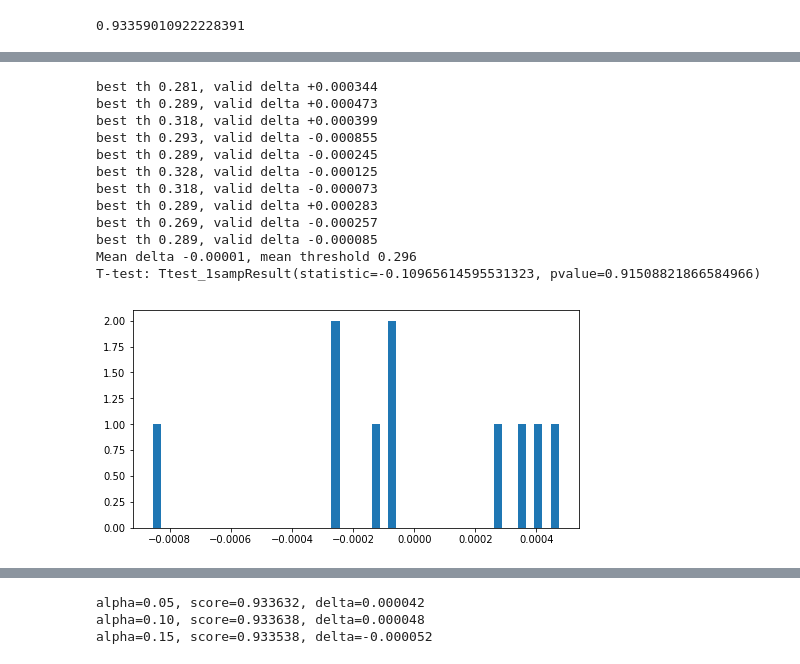
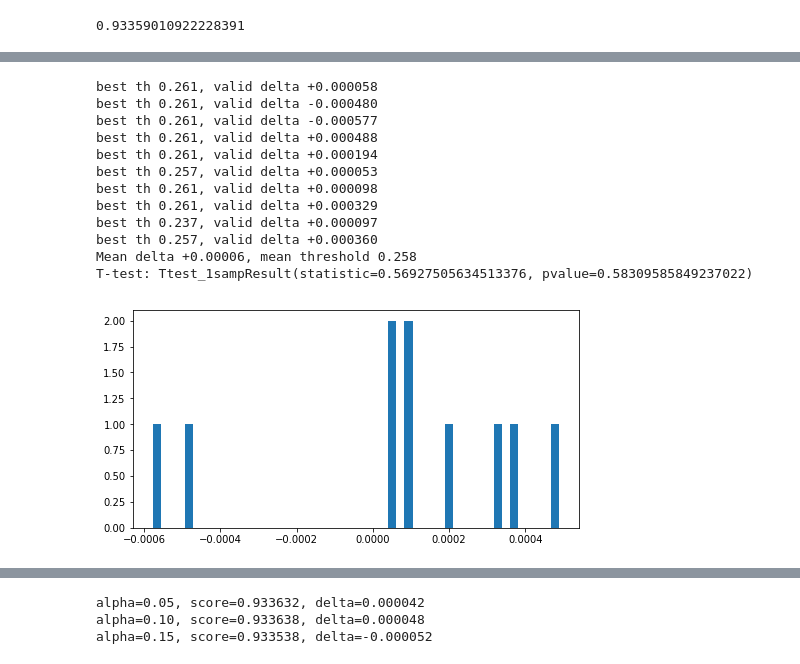
Before and after one commit to lopuhin/kaggle-amazon-2017, a Jupyter notebook: notebooks/heuristics.ipynb, the cells around one changed output, grey strips where cells are left out. Cells and saved outputs as stored; diff of their text form; code cells hidden in the pictures.

Commit message:
update submission notebook (incl. erroneus test merge)

```diff
--- a/notebooks/heuristics.ipynb
+++ b/notebooks/heuristics.ipynb
@@ -32,0 +82,5 @@ valid_pred[:3]
+# %%
+valid_pred_6 = pd.read_hdf('../../_data/20170720-232049-b7-albu-0.93374-eval.h5').loc[train_flat.index]
+valid_pred_6 = valid_pred_6.loc[train_flat.index]
+test_pred_6 = pd.read_hdf('../../_data/20170720-232049-b7-albu-0.93374-test.h5').loc[sample_submission.index]
+valid_pred_6[:3]
@@ -52,0 +160,5 @@ original_score
+# %%
+for th in np.linspace(0.15, 0.35, 20):
+    score = f2_score(train_flat, valid_pred_6 > th)
+    if score > original_score:
+        print('{:.4f} {:.7f}'.format(th, score - original_score))
@@ -53,5 +178,5 @@ original_score
 # %%
-for th in np.linspace(0.15, 0.35, 100):
+for th in np.linspace(0.15, 0.35, 20):
     score = f2_score(train_flat, valid_pred > th)
     if score > original_score:
         print('{:.4f} {:.7f}'.format(th, score - original_score))
@@ -58,36 +197,36 @@ for th in np.linspace(0.15, 0.35, 100):
 # %%
 deltas = []
 thresholds = []
-for train_ids, valid_ids in KFold(n_splits=10, shuffle=True).split(valid_pred.index):
+for train_ids, valid_ids in KFold(n_splits=10, shuffle=True).split(valid_pred_6.index):
     best_score = 0
     best_th = 0.2
     for th in np.linspace(0.15, 0.35, 100):
-        score = f2_score(train_flat.iloc[train_ids], valid_pred.iloc[train_ids] > th)
+        score = f2_score(train_flat.iloc[train_ids], valid_pred_6.iloc[train_ids] > th)
         if score > best_score:
             best_score = score
             best_th = th
-    delta = (f2_score(train_flat.iloc[valid_ids], valid_pred.iloc[valid_ids] > best_th) -
-             f2_score(train_flat.iloc[valid_ids], valid_pred.iloc[valid_ids] > 0.2))
+    delta = (f2_score(train_flat.iloc[valid_ids], valid_pred_6.iloc[valid_ids] > best_th) -
+             f2_score(train_flat.iloc[valid_ids], valid_pred_6.iloc[valid_ids] > 0.2))
     deltas.append(delta)
     thresholds.append(best_th)
     print('best th {:.3f}, valid delta {:+.6f}'.format(best_th, delta))
     # print('{:+.5f}'.format(delta))
 plt.figure(figsize=(8, 4))
 plt.hist(deltas, bins=50);
 print('Mean delta {:+.5f}, mean threshold {:.3f}'.format(np.mean(deltas), np.mean(thresholds)))
 print('T-test: {}'.format(ttest_1samp(deltas, 0)))
 # %% [output]
-best th 0.281, valid delta +0.000344
-best th 0.289, valid delta +0.000473
-best th 0.318, valid delta +0.000399
-best th 0.293, valid delta -0.000855
-best th 0.289, valid delta -0.000245
-best th 0.328, valid delta -0.000125
-best th 0.318, valid delta -0.000073
-best th 0.289, valid delta +0.000283
-best th 0.269, valid delta -0.000257
-best th 0.289, valid delta -0.000085
-Mean delta -0.00001, mean threshold 0.296
-T-test: Ttest_1sampResult(statistic=-0.10965614595531323, pvalue=0.91508821866584966)
+best th 0.261, valid delta +0.000058
+best th 0.261, valid delta -0.000480
+best th 0.261, valid delta -0.000577
+best th 0.261, valid delta +0.000488
+best th 0.261, valid delta +0.000194
+best th 0.257, valid delta +0.000053
+best th 0.261, valid delta +0.000098
+best th 0.261, valid delta +0.000329
+best th 0.237, valid delta +0.000097
+best th 0.257, valid delta +0.000360
+Mean delta +0.00006, mean threshold 0.258
+T-test: Ttest_1sampResult(statistic=0.56927505634513376, pvalue=0.58309585849237022)
-[figure, old version]
+[figure, new version]
 # %%
```
Also changed, not shown: parts of 54 cells of this notebook.
